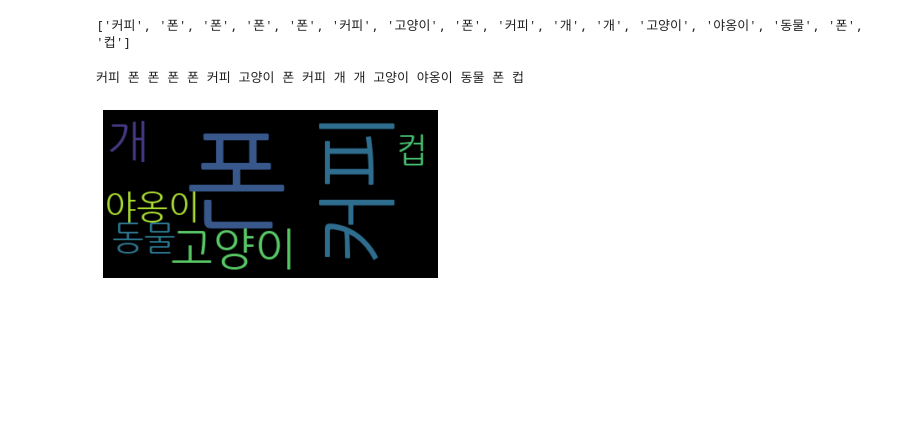
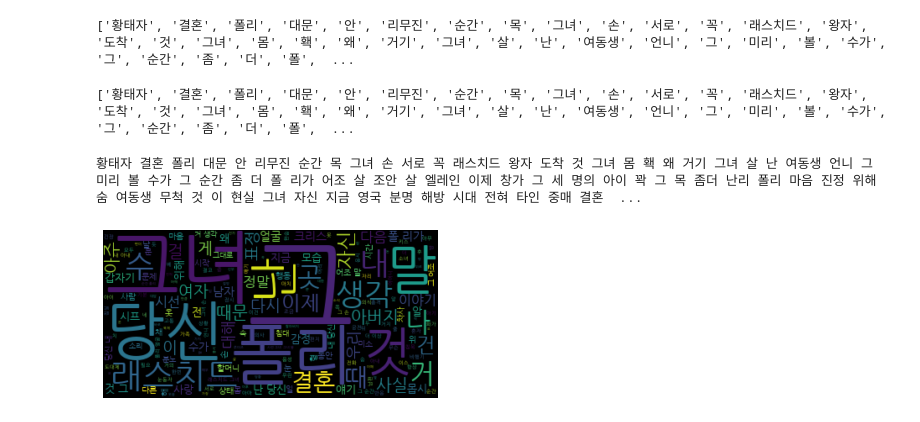
Before and after one commit to onulee/https---github.com-onulee-kdigital1, a Jupyter notebook: 11.deep/d0720/wordcloud.ipynb, the cells around one changed output. Cells and saved outputs as stored; diff of their text form; code cells hidden in the pictures; blank space fills up the shorter version.

```diff
--- a/11.deep/d0720/wordcloud.ipynb
+++ b/11.deep/d0720/wordcloud.ipynb
@@ -11,0 +6,4 @@ malist = okt.nouns(text)
+# %%
+f = open('book.txt',encoding='utf-8')
+book = f.read()
+print(book)
@@ -12,18 +28,34 @@ malist = okt.nouns(text)
+# %%
+# 형태소분석
+okt = Okt()
+# {'날카로운':1,'분석':10}
+text2 = "비트코인이 상승세를 타고 있는 이더리움의 영향으로 투자심리가 회복되면서 3000만원 고지를 넘어섰다. 다만 시장에서는 대외 환경이 여전이 좋지 않은 만큼 단기차익 실현에 따른 갑작스런 하락 가능성도 배제하기 힘들다는 의견이 지배적이다.\
+20일 암호화폐 거래소 업비트에 따르면 이날 오전 9시 10분 기준 1비트코인은 3071만2000원으로 전날 대비 0.2% 올랐다. 빗썸에서는 3.8% 오른 3074만8000원을 기록 중이다. 암호화폐는 주식과 달리 거래소 단위로 거래 가격이 매겨지기 때문에 같은 종류의 가상화폐라도 거래소에 따라 가격에 다소 차이가 있다.\
+비트코인은 이더리움 2.0 발표 이후 암호화폐 시장에 활기가 되살아나면서 덩달아 반등에 성공했다. 실제 이더리움이 본격적으로 상승세를 타기 시작한 지난주 후반부터 비트코인 역시 20% 가까이 오른 상태다.\
+다만 시장에서는 관망세가 주를 이루고 있다. 금리인상 등 대외 악재가 여전한 상황에서 지속적으로 상승세를 이어가기에는 다소 무리가 있다는 지적이다."
+
+text = "커피 폰 폰 폰 폰 커피 고양이 폰 커피 개 개 고양이 야옹이 동물 폰 컵"
+# malist = okt.nouns(text)
+# malist2 = okt.nouns(text2)
+malist2 = okt.nouns(book)
+print(malist2)
+# %% [output]
+['황태자', '결혼', '폴리', '대문', '안', '리무진', '순간', '목', '그녀', '손', '서로', '꼭', '래스치드', '왕자', '도착', '것', '그녀', '몸', '홱', '왜', '거기', '그녀', '살', '난', '여동생', '언니', '그', '미리', '볼', '수가', '그', '순간', '좀', '더', '폴',  ...
 # %%
 # 타입 : list타입
-print(malist)
+print(malist2)
 # %% [output]
-['커피', '폰', '폰', '폰', '폰', '커피', '고양이', '폰', '커피', '개', '개', '고양이', '야옹이', '동물', '폰', '컵']
+['황태자', '결혼', '폴리', '대문', '안', '리무진', '순간', '목', '그녀', '손', '서로', '꼭', '래스치드', '왕자', '도착', '것', '그녀', '몸', '홱', '왜', '거기', '그녀', '살', '난', '여동생', '언니', '그', '미리', '볼', '수가', '그', '순간', '좀', '더', '폴',  ...
-# %%
-data = ' '.join(malist)
-print(data)
-# %% [output]
-커피 폰 폰 폰 폰 커피 고양이 폰 커피 개 개 고양이 야옹이 동물 폰 컵
+# %%
+data2 = ' '.join(malist2)
+print(data2)
+# %% [output]
+황태자 결혼 폴리 대문 안 리무진 순간 목 그녀 손 서로 꼭 래스치드 왕자 도착 것 그녀 몸 홱 왜 거기 그녀 살 난 여동생 언니 그 미리 볼 수가 그 순간 좀 더 폴 리가 어조 살 조안 살 엘레인 이제 창가 그 세 명의 아이 꽉 그 목 좀더 난리 폴리 마음 진정 위해 숨 여동생 무척 것 이 현실 그녀 자신 지금 영국 분명 해방 시대 전혀 타인 중매 결혼  ...
 # %%
-wordcloud = WordCloud('NANUMGOTHIC.TTF').generate(text)
+wordcloud = WordCloud('NANUMGOTHIC.TTF').generate(data2)
 # interpolation='bilinear' : 글자부드럽게
 plt.imshow(wordcloud,interpolation='bilinear')
 plt.axis('off')
 plt.show()
 # %% [output]
-[figure, old version]
+[figure, new version]
```
Also changed, not shown: parts of 2 cells of this notebook, 3 other files.
